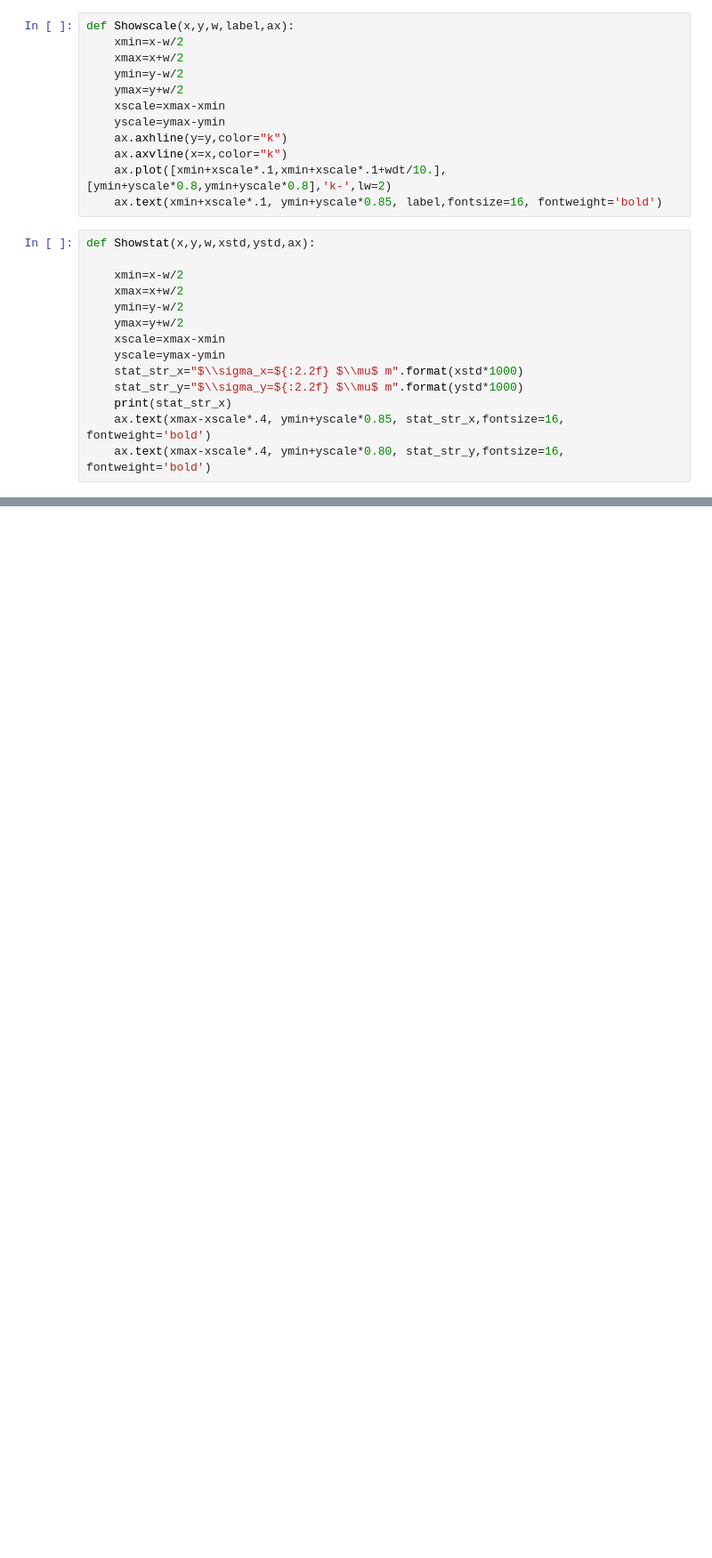
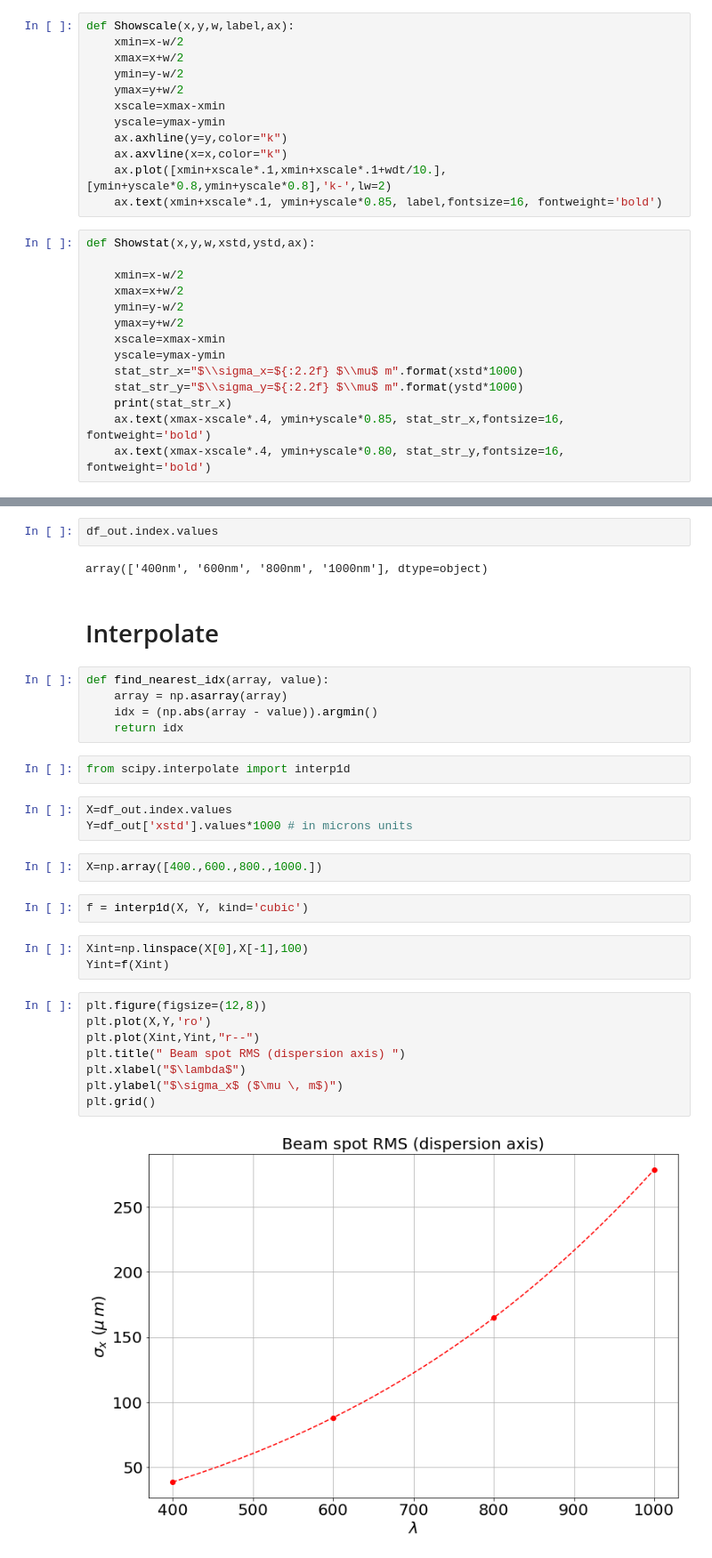
Before and after one commit to sylvielsstfr/OpticSimWthB4, a Jupyter notebook: DrawPSF/notebooks/DrawPSF.ipynb, the cells around one changed output, grey strips where cells are left out. Shown at 89% size. Cells and saved outputs as stored; diff of their text form; blank space fills up the shorter version.

```diff
--- a/DrawPSF/notebooks/DrawPSF.ipynb
+++ b/DrawPSF/notebooks/DrawPSF.ipynb
@@ -441,0 +447,33 @@ $\sigma_x=$73.33 $\mu$ m
+# %%
+df_out.index.values
+# %% [output]
+array(['400nm', '600nm', '800nm', '1000nm'], dtype=object)
+# %% [markdown]
+# Interpolate
+# %%
+def find_nearest_idx(array, value):
+    array = np.asarray(array)
+    idx = (np.abs(array - value)).argmin()
+    return idx
+# %%
+from scipy.interpolate import interp1d
+# %%
+X=df_out.index.values
+Y=df_out['xstd'].values*1000 # in microns units
+# %%
+X=np.array([400.,600.,800.,1000.])
+# %%
+f = interp1d(X, Y, kind='cubic')
+# %%
+Xint=np.linspace(X[0],X[-1],100)
+Yint=f(Xint)
+# %%
+plt.figure(figsize=(12,8))
+plt.plot(X,Y,'ro')
+plt.plot(Xint,Yint,"r--")
+plt.title(" Beam spot RMS (dispersion axis) ")
+plt.xlabel("$\lambda$")
+plt.ylabel("$\sigma_x$ ($\mu \, m$)")
+plt.grid()
+# %% [output]
+[figure, added]
```
Also changed, not shown: parts of 15 cells of this notebook.
